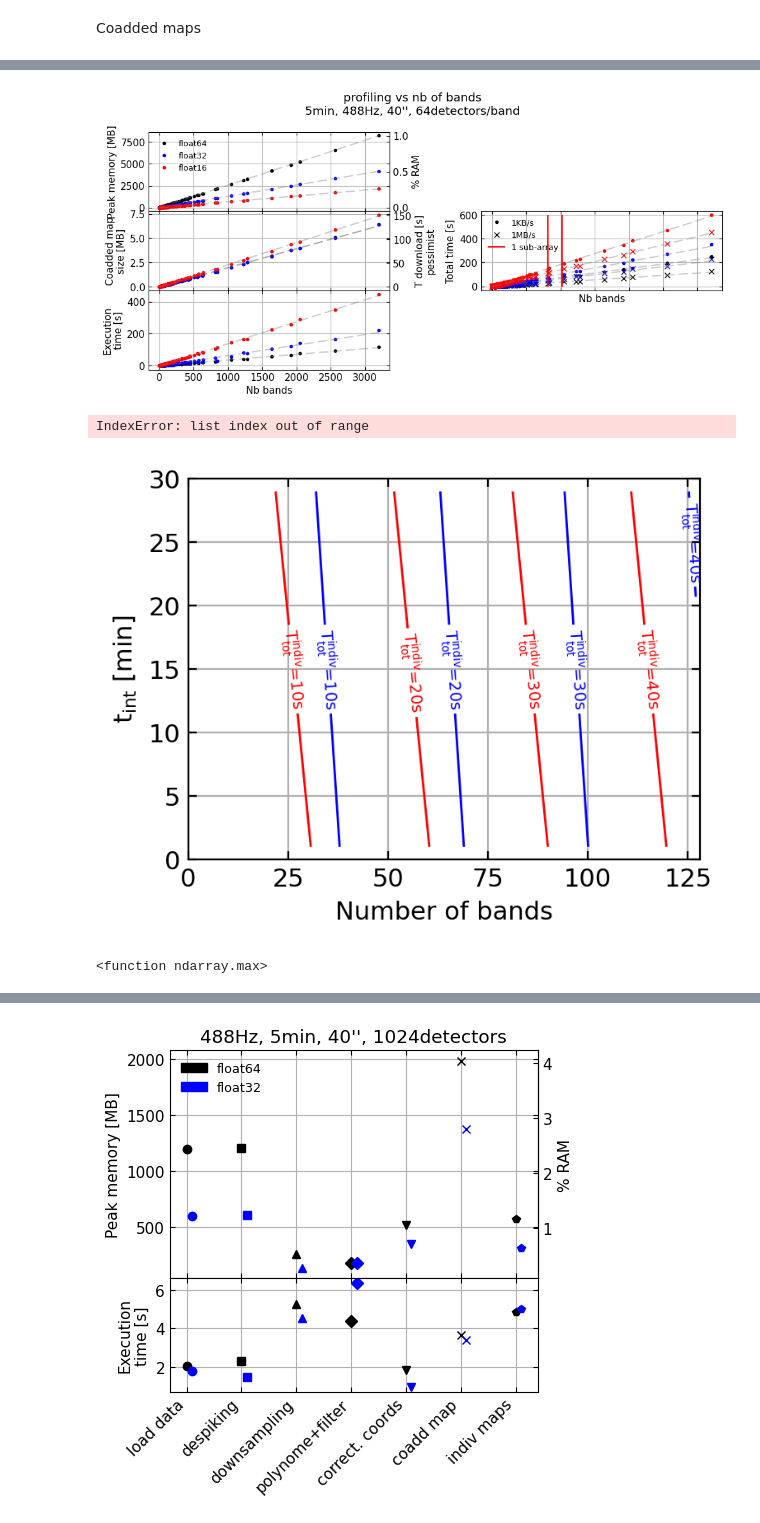
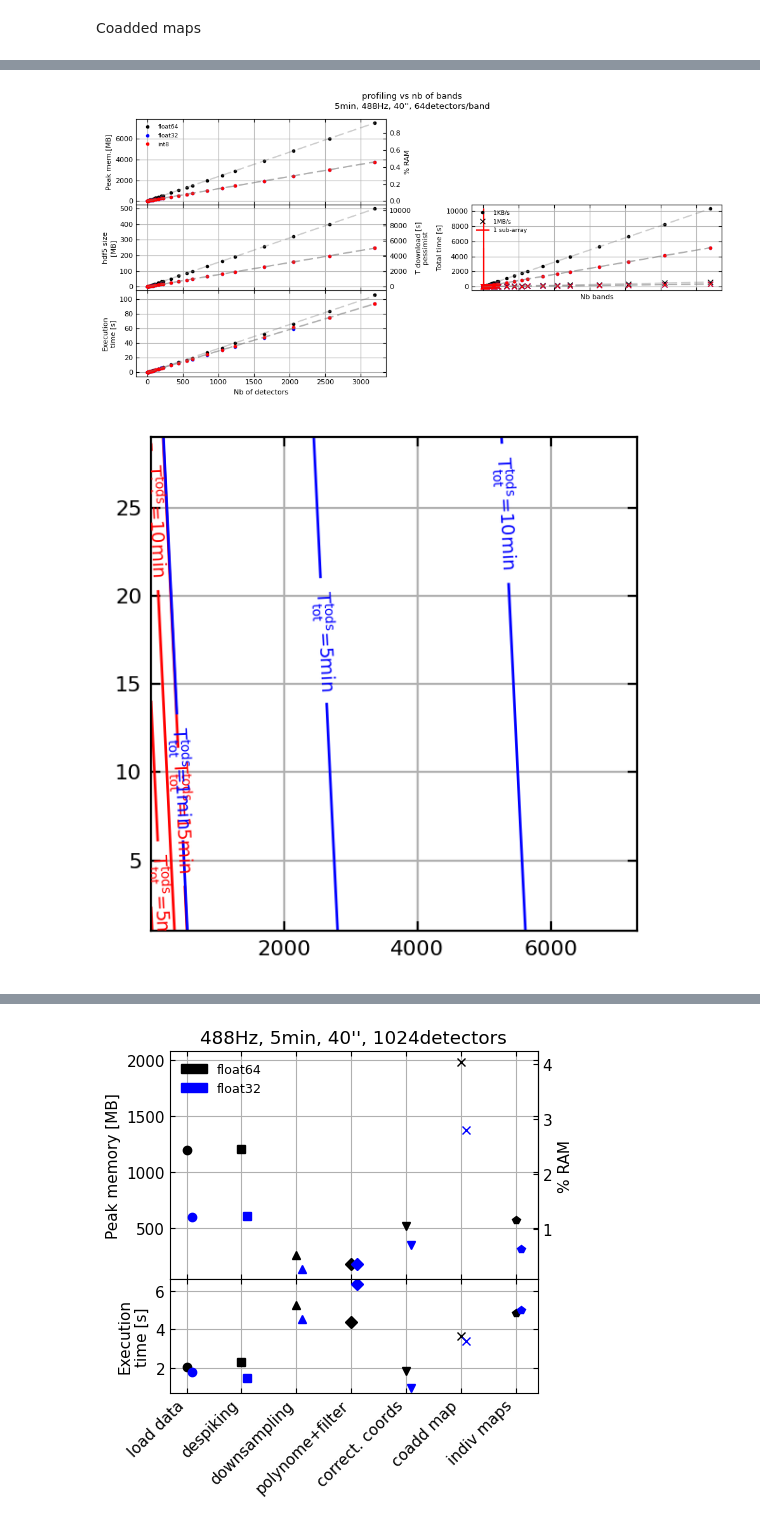
Before and after one commit to tim-balloon/TIM_analysis, a Jupyter notebook: namap/profiling.ipynb, the cells around one changed output, grey strips where cells are left out. Drawn from its saved outputs; the diff is of its cells as text; code cells hidden in the pictures.

```diff
--- a/namap/profiling.ipynb
+++ b/namap/profiling.ipynb
@@ -428,6 +328,7 @@ fig.suptitle("Integration time profiling of individual maps, 1 frequency band")
 axm, axb, axt, axT = axs[0,0], axs[0,1], axs[1,0], axs[1,1],
 key = 'profiling vs tod time'
 key2 = "t_int"
+matplotlib.rcParams.update({'font.size': 13})
 
 for map_compression, marker in zip(('individual.fits.gz', 'individual.fits'), ('x','o')):
     axb.plot(perfs[key][key2], perfs[key]['float64'][map_compression]['output size [MB]'], marker,mfc='none',mec='k', markersize=4)
@@ -476,7 +377,7 @@ patch = mpatches.Patch(color='g', label='1MB/s'); patchs.append(patch);
 patch = mpatches.Patch(color='r', label='1KB/s'); patchs.append(patch);
 axT.legend(handles=patchs)
 
-def f_to_z(x): return x/ (8 *1024)
+def f_to_z(x): return x/ (16 *1024)*100
 secax = axm.secondary_yaxis("right", functions=(f_to_z,f_to_z))
 secax.set_ylabel(f'% RAM')
 
@@ -517,7 +847,7 @@ def f_to_z(x): return x/0.048828125
 secax = axb.secondary_yaxis("right", functions=(f_to_z,f_to_z))
 secax.set_ylabel(f'T download [s]\npessimist')
 
-for precision, color in zip(('float64', 'float32', 'float16'),('k','b','r')):
+for precision, color in zip(('float64','float32', 'int8'),('k','b','r')):
     axm.plot(perfs[key][key2], perfs[key][precision]['peak memory [MB]'], f'.{color}', label= precision)
     axb.plot(perfs[key][key2], perfs[key][precision]['output size [MB]'], f'.{color}')
     axt.plot(perfs[key][key2], perfs[key][precision]['time [s]'], f'.{color}')
@@ -550,16 +880,13 @@ for precision, color in zip(('float64', 'float32', 'float16'),('k','b','r')):
         x_fit = np.linspace(min(perfs[key][key2]), max(perfs[key][key2]), 200)
         y_lin = p_lin(x_fit)
         axT.plot(x_fit, y_lin, color='gray', linestyle='--', alpha=0.4)
-        axT.vlines(16*51, 0, Ttot.max(), color='r')
-        axT.vlines(16*64, 0, Ttot.max(), color='r')
+        axT.vlines(16, 0, Ttot.max(), color='r')
 
 
 patchs = []
 patch = mpatches.Patch(color='b', label='float32'); patchs.append(patch);
 patch = mpatches.Patch(color='k', label='float64'); patchs.append(patch);
 axm.legend(handles=patchs)
-
-
 
 patchs = []
 patch = mlines.Line2D([], [], linestyle='None',marker='.',    color='k', label='1KB/s'); patchs.append(patch)
@@ -571,11 +898,11 @@ axT.legend(handles=patchs, loc= 'upper left')
 ymin, ymax = axm.get_ylim()
 axm.legend()
 #axm.set_yticks(np.arange(int(0), int(ymax)+10, 150))
-axm.set_ylabel('Peak memory [MB]')
+axm.set_ylabel('Peak mem.[MB]')
 axt.set_ylabel('Execution\ntime [s]')
 fig.suptitle("profiling vs nb of bands\n5min, 488Hz, 40'', 64detectors/band")
-axt.set_xlabel("Nb bands")
-axb.set_ylabel('Coadded map\nsize [MB]')
+axt.set_xlabel("Nb of detectors")
+axb.set_ylabel('hdf5 size\n[MB]')
 
 axT.set_ylabel('Total time [s]')
 axT.set_xlabel("Nb bands")
@@ -583,15 +910,15 @@ axT.set_xlabel("Nb bands")
 fig.tight_layout()
 fig.subplots_adjust(hspace=0)
 # %% [output]
-[figure, old version]
+[figure, new version]
 # %%
 patchs = []
-fig, ax = plt.subplots(figsize=(8/2,6/2), dpi=200)
-ax.set_xlim(0,64*2)
-ax.set_xlabel('Number of bands')
-ax.set_ylim(0,30)
+
+ax.set_xlabel('Number of detectors')
 ax.set_ylabel('$\\rm t_{int}$ [min]')
 
+matplotlib.rcParams.update({'font.size': 8})
+fig, ax = plt.subplots(figsize=(3,3), dpi=200)
 #------------------------------
 key = 'profiling vs nb bands'
 key2 = "nb dets"
@@ -604,26 +931,26 @@ a_band, b_band = coeffs
 #------------------------------
 key = 'profiling vs tod time'
 key2 = "t_int"
-map_compression = 'individual.fits.gz'
+map_compression = 'tods.hdf5'
 peak_mem = np.asarray(perfs[key][precision][map_compression]['peak memory [MB]'])
 coeffs = np.polyfit(perfs[key][key2], peak_mem, 1)
 a_tint, b_tint = coeffs
 #------------------------------
 
-peak_mem_tot = (a_tint*T_grid+a_band*N_grid+b_tint+b_band)/(8*1024)
+peak_mem_tot = (a_tint*T_grid+a_band*N_grid+b_tint+b_band)/(16*1024)*100
 
 '''
-im = ax.imshow(peak_mem_tot, cmap='binary')
+im = ax.imshow(peak_mem_tot, cmap='binary', aspect='auto')
 divider = make_axes_locatable(ax)
 cax = divider.append_axes("right", size="5%", pad=0.05)
 cbar = fig.colorbar(im, cax=cax)
 cbar.set_label('Peak Memory [%]')
 '''
 
-levels = (0.5,0.6,0.7, 0.8, 0.9, 1)  # 6 contour levels
+levels = (70, 100)  # 6 contour levels
 CS = ax.contour(peak_mem_tot, levels=levels, colors='g', linewidths=1.0,linestyle = ':',
                 extent=[x.min(), x.max(), y.min(), y.max()])
-ax.clabel(CS, inline=True, fmt=lambda v: f"{v*100:.0f}%RAM", fontsize=7, colors='g')
+ax.clabel(CS, inline=True, fmt=lambda v: f"{v:.0f}%RAM", fontsize=7, colors='g')
 
 Ttot_list = []
 for telemetry, colort, label in zip((0.048828125, 1), ('r','b'), ('1KB/s','1MB/s')):
@@ -640,7 +967,7 @@ for telemetry, colort, label in zip((0.048828125, 1), ('r','b'), ('1KB/s','1MB/s
 
     key = 'profiling vs tod time'
     key2 = "t_int"
-    map_compression = 'individual.fits.gz'
+    map_compression = 'tods.hdf5'
     telemetry_time = np.asarray(perfs[key][precision][map_compression]['output size [MB]']) / telemetry
     Ttot =  np.asarray(perfs[key][precision][map_compression]['time [s]'])+telemetry_time
     coeffs = np.polyfit(perfs[key][key2], Ttot, 1)
@@ -653,39 +980,36 @@ for telemetry, colort, label in zip((0.048828125, 1), ('r','b'), ('1KB/s','1MB/s
     im = ax.imshow(Ttot)
     divider = make_axes_locatable(ax)
     cax = divider.append_axes("right", size="5%", pad=0.05)
     cbar = fig.colorbar(im, cax=cax)
     cbar.set_label('$\\rm T_{tot}$ [min]')
     '''
 
     # --- Add constant Ttot lines
-    levels = np.asarray((10,20,30,40))/60  # 6 contour levels
+    levels = np.asarray((1,5,10,15))  # 6 contour levels
     CS = ax.contour(Ttot, levels=levels, colors=colort, linewidths=1.0,
                     extent=[x.min(), x.max(), y.min(), y.max()])
-    ax.clabel(CS, inline=True, fmt=lambda v: "$\\rm T^{indiv}_{tot}$="+f"{v*60:.0f}s", fontsize=7, colors=colort)
+    ax.clabel(CS, inline=True, fmt=lambda v: "$\\rm T^{tods}_{tot}$="+f"{v:.0f}min", fontsize=7, colors=colort)
     patch = mpatches.Patch(color=colort, label=label); patchs.append(patch);
     #------------------------------
 
+'''
 
 diff = np.diff(Ttot_list, axis=0)[0]
 norm = cm.colors.Normalize(vmax=1.1, vmin=0)
 cmap = cm.PRGn
 cset1 = ax.contourf(diff, levels=[0,np.abs(diff.max())], norm=norm,linewidths=1.0,linestyle = 'solid', cmap=cmap.resampled(2 - 1), alpha=0.0)
 cset2 = ax.contour(diff, cset1.levels, colors='gray')
 paths = cset2.collections[0].get_paths()
 paths = cset2.collections[0].get_paths()
 
 coords = cset2.collections[0].get_paths()[0].vertices
 
 # Compute the difference field
 cst_time_colors = cm.rainbow(np.linspace(0,1,len(levels)))
+'''
 
 
 fig.tight_layout()
 # %% [output]
-IndexError: list index out of range
-[figure, old version]
+[figure, new version]
-# %%
-Ttot_list[0].max
-# %% [output]
-<function ndarray.max>
 # %%
```
Also changed, not shown: parts of 16 cells of this notebook, 1 other file.
